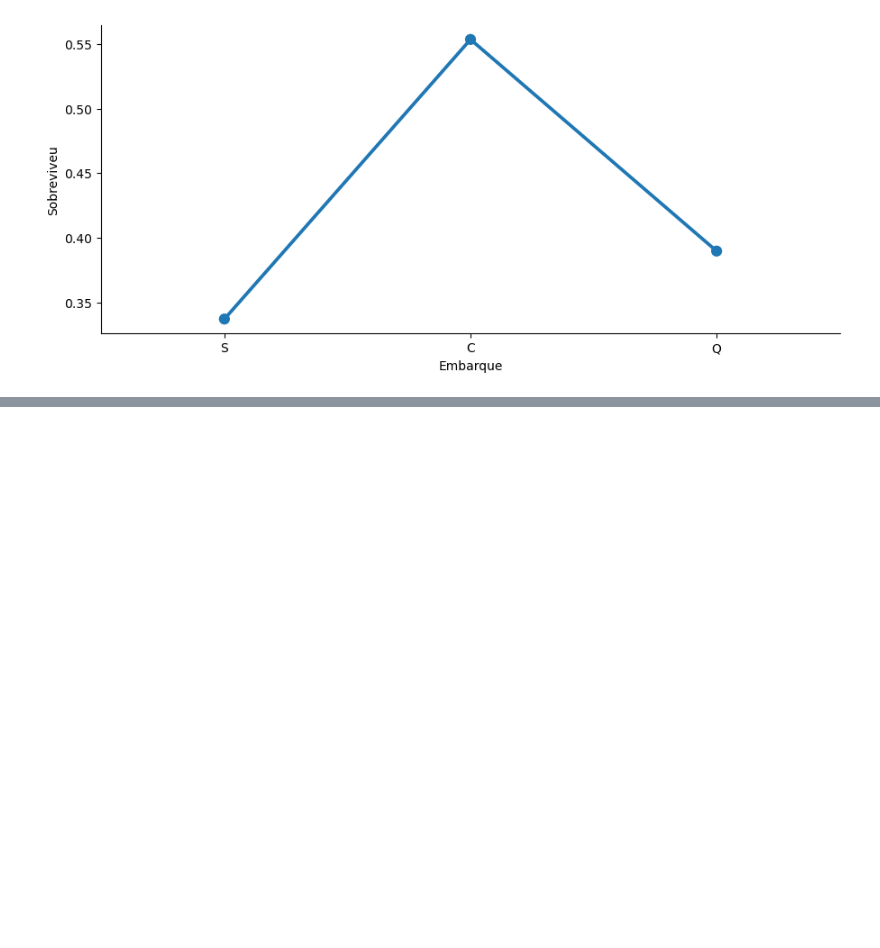
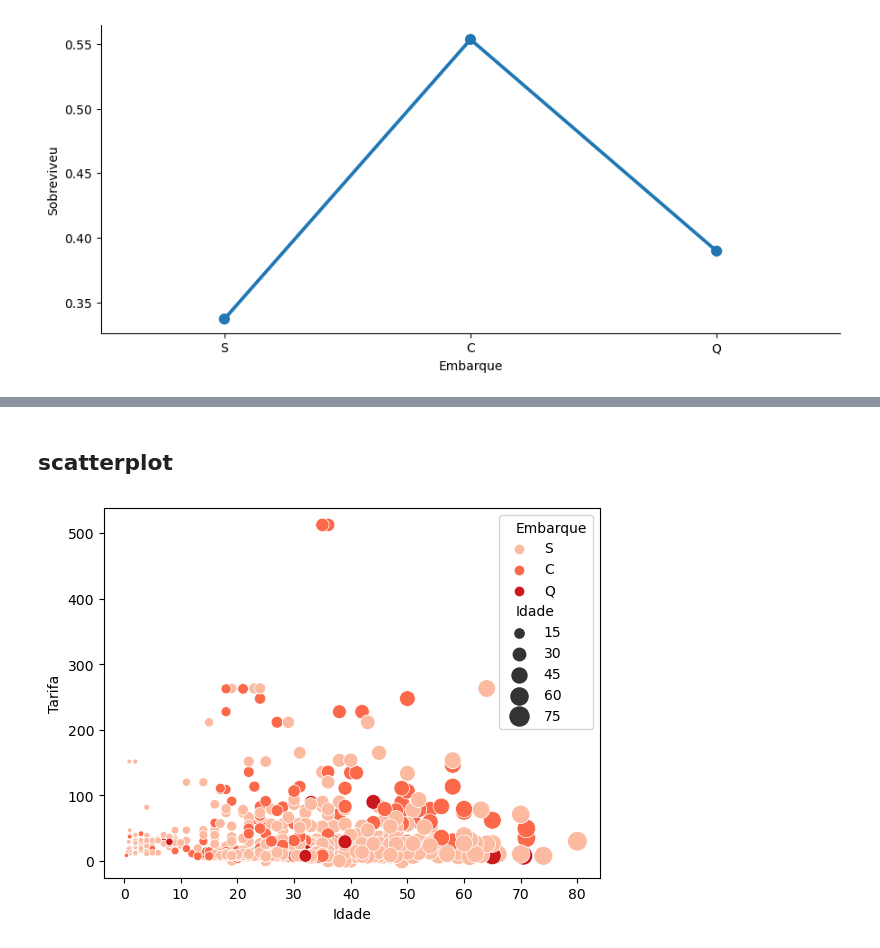
Before and after one commit to phillrog/py-machine-learning, a Jupyter notebook: notebooks/5 - visualização de dados/mod5.ipynb, the cells around one changed output, grey strips where cells are left out. Cells and saved outputs as stored; diff of their text form; code cells hidden in the pictures; blank space fills up the shorter version.

```diff
--- a/notebooks/5 - visualização de dados/mod5.ipynb
+++ b/notebooks/5 - visualização de dados/mod5.ipynb
@@ -263,0 +265,7 @@ sns.relplot(x='Tarifa', hue='Sexo', y='Idade', data=data, size='Tarifa', sizes=(
+# %% [markdown]
+## scatterplot
+# %%
+sns.scatterplot(x="Idade",y='Tarifa', hue='Embarque', size='Idade', palette='Reds', data=data, sizes=(10,200))
+plt.show()
+# %% [output]
+[figure, added]
```
Also changed, not shown: parts of 10 cells of this notebook.
